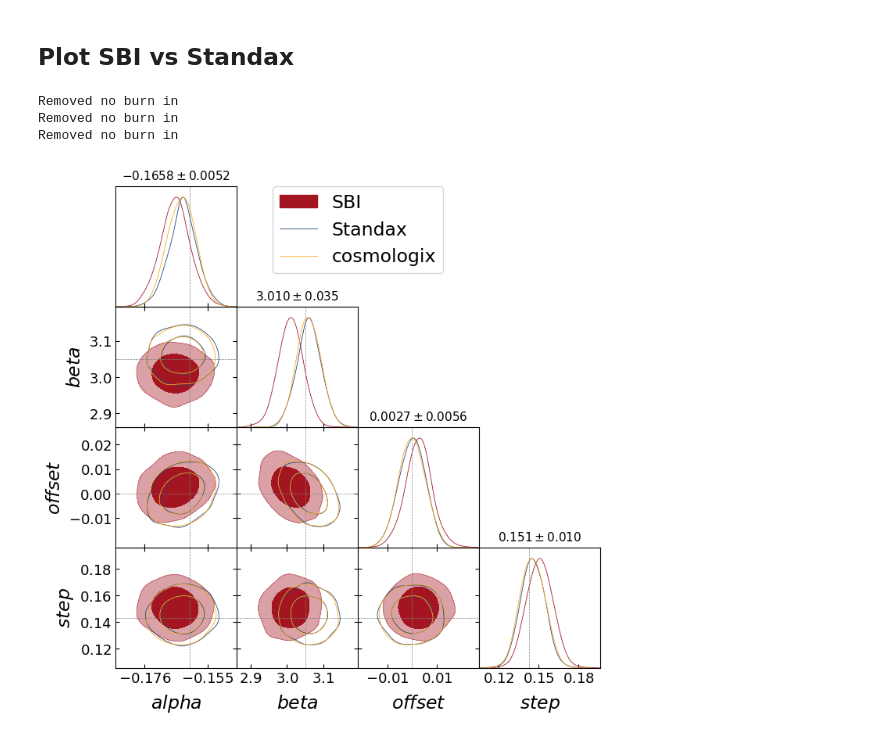
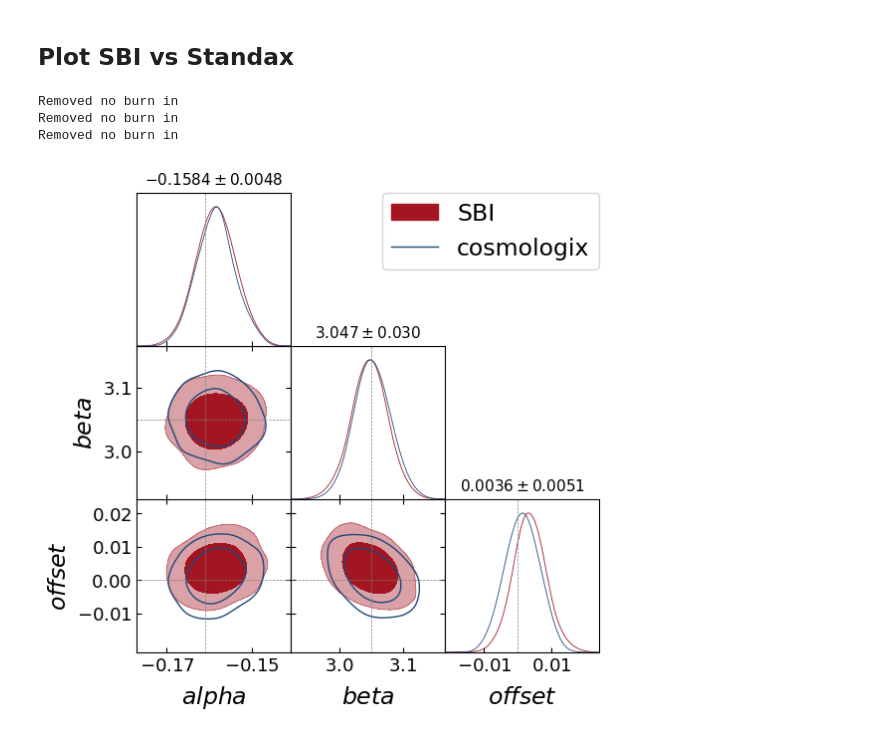
Before and after one commit to a-trigui/ximinf, a Jupyter notebook: notebooks/8_plots.ipynb, the cells around one changed output. Cells and saved outputs as stored; diff of their text form; code cells hidden in the pictures.

```diff
--- a/notebooks/8_plots.ipynb
+++ b/notebooks/8_plots.ipynb
@@ -9,7 +9,6 @@ from getdist import MCSamples, plots
 %matplotlib inline
 from sim_config import params as truth_dict
 truth_dict['offset'] = 0
-truth_dict['step'] = truth_dict['gamma']
 # %%
 print(truth_dict)
 # %% [output]
@@ -61,37 +60,60 @@ gdsamples_standax = MCSamples(
 gdsamples_cosmologix = MCSamples(
     samples=cosmologix_samples_common,
     names=common_names,
     labels=labels_common
 )
 
 # Contours
 gdsamples_sbi.updateSettings({'contours': [0.68, 0.95]})
 gdsamples_standax.updateSettings({'contours': [0.68, 0.95]})
 
 # -----------------------------
 # Plot
 # -----------------------------
 g = plots.get_subplot_plotter()
 g.settings.legend_fontsize = 20
 g.settings.axes_labelsize = 20   # axis labels (parameter names)
 g.settings.axes_fontsize = 16    # tick labels
 g.settings.title_limit_fontsize = 14
 g.settings.title_limit_labels = False
 
+# g.triangle_plot(
+#     [gdsamples_sbi, gdsamples_standax, gdsamples_cosmologix],
+#     filled=[True, False, False],
+#     contour_colors=["#A31621", "#1F487E", "#FFA91F"],
+#     legend_labels=["SBI", "Standax", "cosmologix"],
+#     legend_loc="upper center",
+#     markers=markers,
+#     title_limit=1
+# )
+
+# Taking off standax
 g.triangle_plot(
-    [gdsamples_sbi, gdsamples_standax, gdsamples_cosmologix],
-    filled=[True, False, False],
-    contour_colors=["#A31621", "#1F487E", "#FFA91F"],
-    legend_labels=["SBI", "Standax", "cosmologix"],
-    legend_loc="upper center",
+    [gdsamples_sbi, gdsamples_cosmologix],
+    filled=[True, False],
+    contour_colors=["#A31621", "#1F487E"], #"#FFA91F" #"black"
+    contour_args={"lw": 1.0},
+    legend_labels=["SBI", "cosmologix"],
+    legend_loc="upper right",
     markers=markers,
-    title_limit=1
+    title_limit=1,
 )
+
+# # Taking off standax
+# g.triangle_plot(
+#     [gdsamples_cosmologix, gdsamples_sbi],
+#     filled=[True, True],
+#     contour_colors=["black", "#A31621"], #"#FFA91F"
+#     legend_labels=["cosmologix", "SBI"],
+#     legend_loc="upper center",
+#     markers=markers,
+#     title_limit=1
+# )
 
 g.export("./Images/corner_comparison.png")
 plt.show()
 # %% [output]
 Removed no burn in
 Removed no burn in
 Removed no burn in
-[figure, old version]
+[figure, new version]
```
Also changed, not shown: parts of 1 cell of this notebook, 13 other files.
